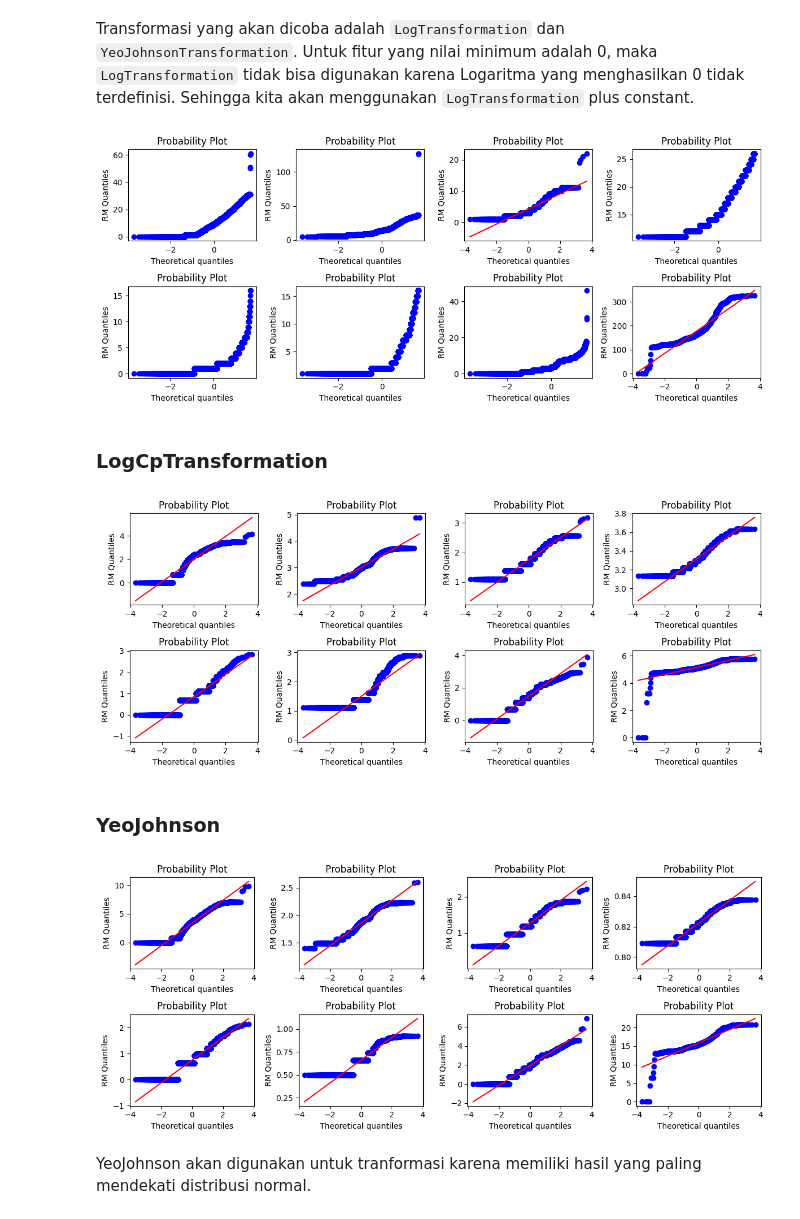
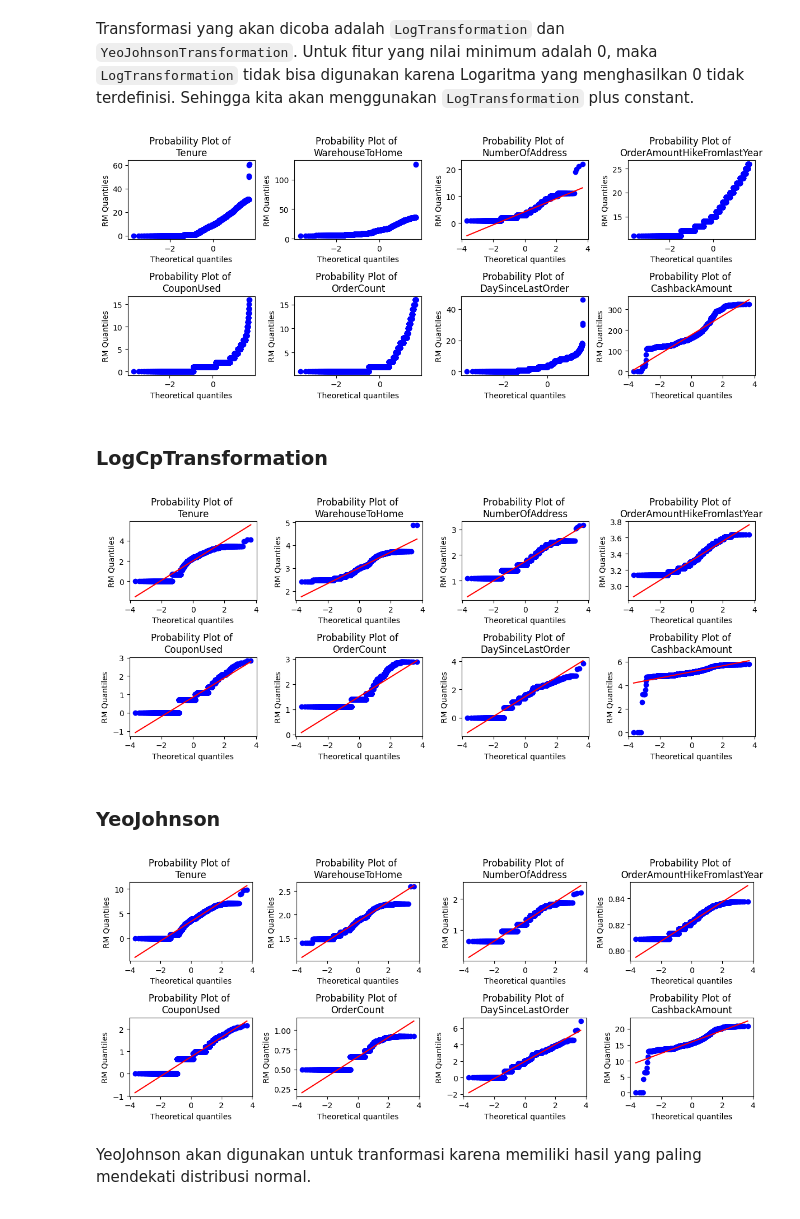
Before and after one commit to AnnurAfgoni/e-commerce-churn, a Jupyter notebook: e-commerce-churn.ipynb, the cells around one changed output. Cells and saved outputs as stored; diff of their text form; code cells hidden in the pictures.

Commit message:
add images folder

```diff
--- a/e-commerce-churn.ipynb
+++ b/e-commerce-churn.ipynb
@@ -180,11 +181,14 @@ plt.figure(figsize=(12, 5))
 for i, var in enumerate(num_vars_with_more_unique):
     plt.subplot(2, 4, i+1)
     stats.probplot(df[var], dist="norm", plot=plt)
+    plt.title(f"Probability Plot of \n{var}")
     plt.ylabel("RM Quantiles")
     plt.tight_layout()
+
+plt.savefig("./images/initial_normality.png")
 plt.show()
 # %% [output]
-[figure, old version]
+[figure, new version]
 # %% [markdown]
 ### LogCpTransformation
 # %%
@@ -205,36 +209,42 @@ plt.figure(figsize=(12, 5))
 for i, var in enumerate(num_vars_with_more_unique):
     plt.subplot(2, 4, i+1)
     stats.probplot(df_temp[var], dist="norm", plot=plt)
+    plt.title(f"Probability Plot of \n{var}")
     plt.ylabel("RM Quantiles")
     plt.tight_layout()
+
+plt.savefig("./images/normality_after_LogCp.png")
 plt.show()
 # %% [output]
-[figure, old version]
+[figure, new version]
 # %% [markdown]
 ### YeoJohnson
 # %%
 # fill missing value with mean
 # transformer cannot transform if missing value exist
 fill_value = {col:val for (col, val) in zip(num_vars_with_more_unique, df[num_vars_with_more_unique].mean())}
 df_temp = df[num_vars_with_more_unique].fillna(value=fill_value)
 
 # define and fit transformer
 yj_trans = YeoJohnsonTransformer(variables=num_vars_with_more_unique)
 yj_trans.fit(df_temp)
 
 # transform data
 df_temp = yj_trans.transform(df_temp)
 
 # visualize
 plt.figure(figsize=(12, 5))
 for i, var in enumerate(num_vars_with_more_unique):
     plt.subplot(2, 4, i+1)
     stats.probplot(df_temp[var], dist="norm", plot=plt)
+    plt.title(f"Probability Plot of \n{var}")
     plt.ylabel("RM Quantiles")
     plt.tight_layout()
+
+plt.savefig("./images/normality_after_YeoJohnson.png")
 plt.show()
 # %% [output]
-[figure, old version]
+[figure, new version]
 # %% [markdown]
 YeoJohnson akan digunakan untuk tranformasi karena memiliki hasil yang paling mendekati distribusi normal.
 # %% [markdown]
```
Also changed, not shown: parts of 3 cells of this notebook, 5 other files.
